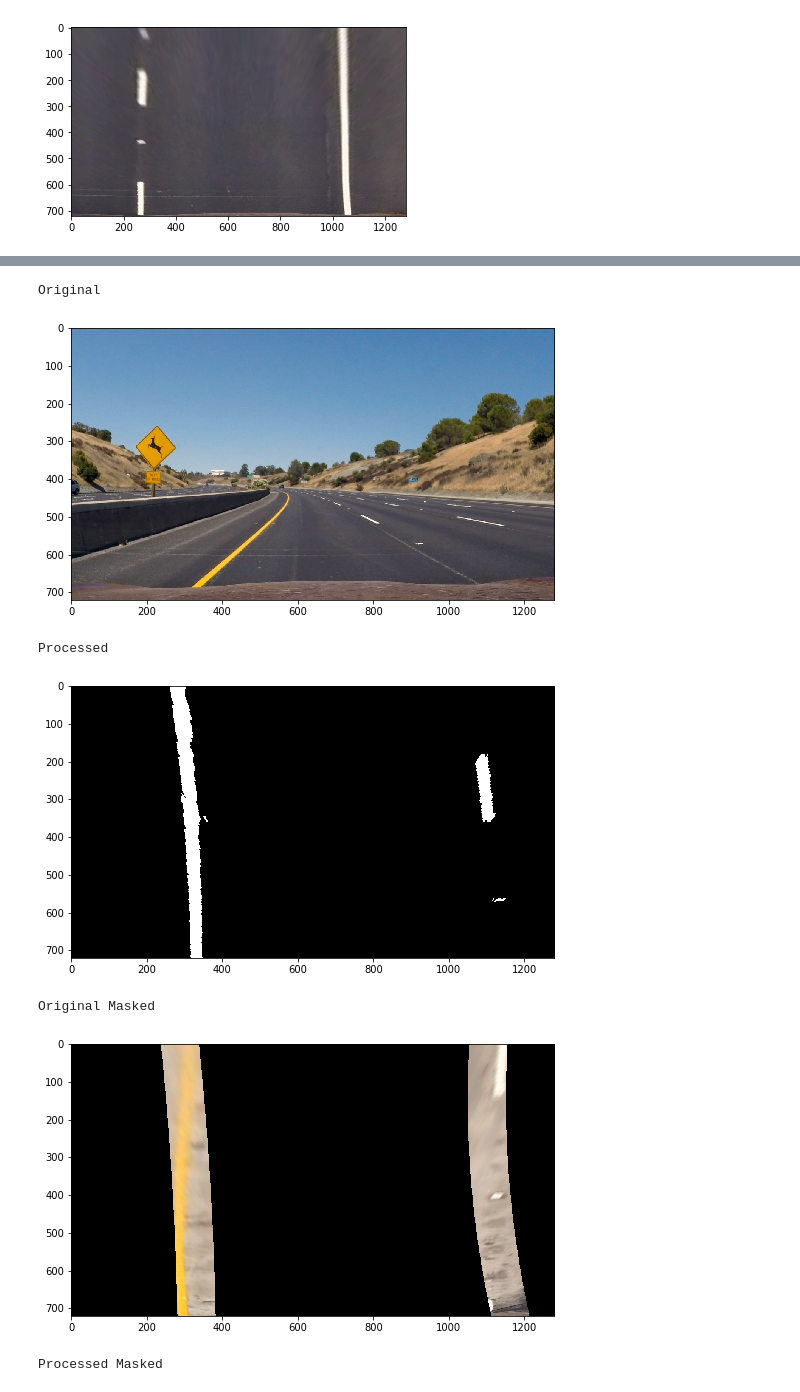
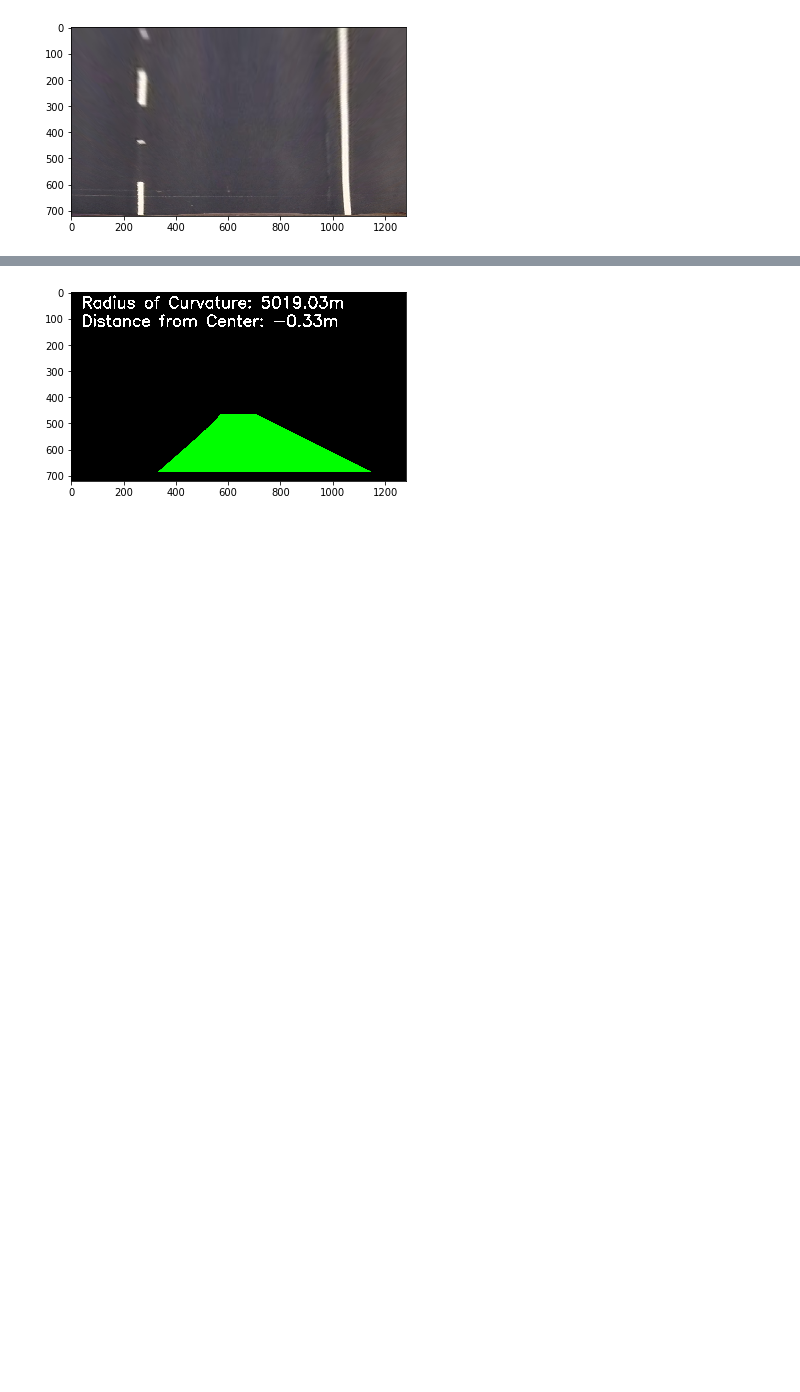
Before and after one commit to ravelantunes/CarND-Advanced-Lane-Lines, a Jupyter notebook: Main.ipynb, the cells around one changed output, grey strips where cells are left out. Cells and saved outputs as stored; diff of their text form; code cells hidden in the pictures; blank space fills up the shorter version.

Commit message:
Added curvature and distance from center.

```diff
--- a/Main.ipynb
+++ b/Main.ipynb
@@ -216,5 +216,7 @@ plt.show()
 # %%
 previous_fits = None
+previous_curvature = None
+
 def window_search(image_binary, masked_image, x_base):
     # Set number of windows and its height
     number_of_windows = 15
@@ -291,6 +293,7 @@ def create_mask(binary_warped, fits):
 
 def calculate_polynomials(binary_warped):
     global previous_fits
+    global previous_curvature
 
     # Histogram of the bottom half
     histogram = np.sum(binary_warped[binary_warped.shape[0]//2:,:], axis=0)
@@ -354,46 +357,48 @@ def calculate_polynomials(binary_warped):
     left_fit_cr = np.polyfit(lefty*ym_per_pix, leftx*xm_per_pix, 2)
     right_fit_cr = np.polyfit(righty*ym_per_pix, rightx*xm_per_pix, 2)
     # Calculate the new radii of curvature
-    left_curverad = ((1 + (2*left_fit_cr[0]*src_y_bottom*ym_per_pix + left_fit_cr[1])**2)**1.5) / np.absolute(2*left_fit_cr[0])
-    right_curverad = ((1 + (2*right_fit_cr[0]*src_y_bottom*ym_per_pix + right_fit_cr[1])**2)**1.5) / np.absolute(2*right_fit_cr[0])
+    left_curve = ((1 + (2*left_fit_cr[0]*src_y_bottom*ym_per_pix + left_fit_cr[1])**2)**1.5) / np.absolute(2*left_fit_cr[0])
+    right_curve = ((1 + (2*right_fit_cr[0]*src_y_bottom*ym_per_pix + right_fit_cr[1])**2)**1.5) / np.absolute(2*right_fit_cr[0])
 
-    # Now our radius of curvature is in meters
-#     print(left_curverad, 'm', right_curverad, 'm')
+    average_curve = np.mean([left_curve, right_curve])
+    if previous_curvature is not None:
+        average_curve = np.mean([previous_curvature, average_curve])
 
-    return newwarp, previous_fits
+    previous_curvature = average_curve
+    car_center = ((binary_warped.shape[1]/2) - np.mean([leftx_base, rightx_base])) * xm_per_pix
+
+    return newwarp, previous_fits, average_curve, car_center
 # %%
 previous_fits = None
 def debug_image(img):
-    print("Original")
-    plt.imshow(img)
-    plt.show()
+#     print("Original")
+#     plt.imshow(img)
+#     plt.show()
 
-    print("Processed")
+#     print("Processed")
     processed = process_each_image(img)
-    plt.imshow(processed, cmap='gray')
-    plt.show()
+#     plt.imshow(processed, cmap='gray')
+#     plt.show()
 
-    poly, previous_fits = calculate_polynomials(processed)
+    poly, previous_fits, curvature, off_center = calculate_polynomials(processed)
+    poly = cv2.putText(poly, "Radius of Curvature: {:06.2f}m".format(curvature), (40,60), cv2.FONT_HERSHEY_SIMPLEX, 2, (255,255,255), 5)
+    poly = cv2.putText(poly, "Distance from Center: {:02.2f}m".format(off_center), (40,130), cv2.FONT_HERSHEY_SIMPLEX, 2, (255,255,255), 5)
 
     # Create Mask
     mask = create_mask(processed, previous_fits)
 
-    print("Original Masked")
-    plt.imshow(cv2.bitwise_and(warp_to_birdview(img), warp_to_birdview(img), mask=mask))
-    plt.show()
+#     print("Original Masked")
+#     plt.imshow(cv2.bitwise_and(warp_to_birdview(img), warp_to_birdview(img), mask=mask))
+#     plt.show()
 
-    print("Processed Masked")
-    plt.imshow(cv2.bitwise_and(processed, processed, mask=mask), cmap='gray')
-    plt.show()
+#     print("Processed Masked")
+#     plt.imshow(cv2.bitwise_and(processed, processed, mask=mask), cmap='gray')
+#     plt.show()
 
     return poly
 img = mpimg.imread('./test_images/test2.jpg')
-_ = debug_image(img)
+poly = debug_image(img)
+plt.imshow(poly)
+plt.show()
 # %% [output]
-Original
-[figure, old version]
+[figure, new version]
-Processed
-[figure, removed]
-Original Masked
-[figure, removed]
-Processed Masked
```
Also changed, not shown: parts of 6 cells of this notebook, 4 other files.
